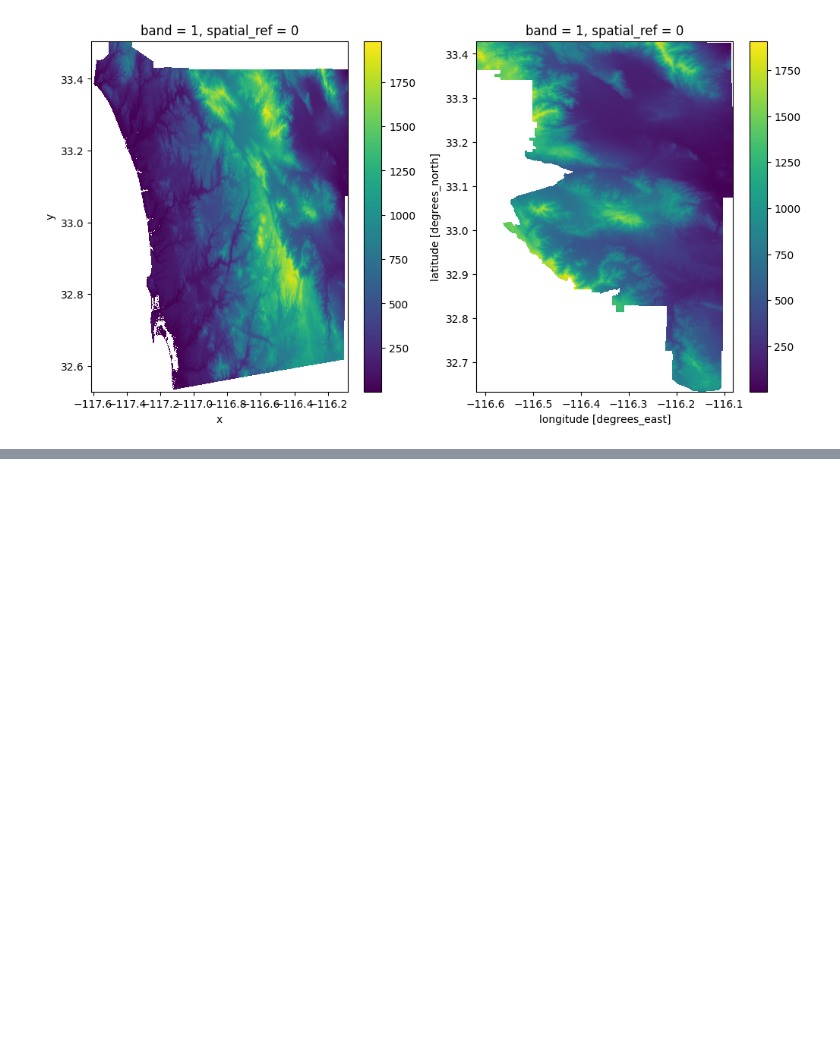
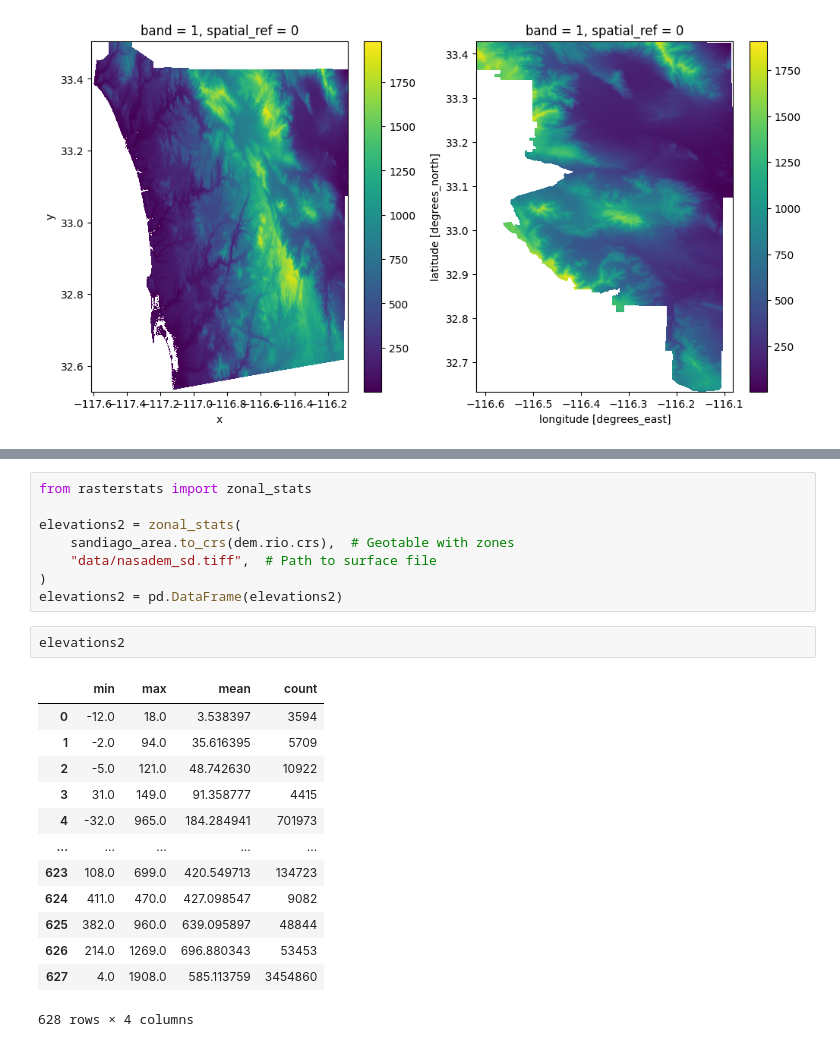
Before and after one commit to arunrajks/geospatial_analysis, a Jupyter notebook: pixels_to_polygons.ipynb, the cells around one changed output, grey strips where cells are left out. Drawn from its saved outputs; the diff is of its cells as text; blank space fills up the shorter version.

```diff
--- a/pixels_to_polygons.ipynb
+++ b/pixels_to_polygons.ipynb
@@ -99,0 +130,24 @@ cx.add_basemap(
+# %%
+from rasterstats import zonal_stats
+
+elevations2 = zonal_stats(
+    sandiago_area.to_crs(dem.rio.crs),  # Geotable with zones
+    "data/nasadem_sd.tiff",  # Path to surface file
+)
+elevations2 = pd.DataFrame(elevations2)
+# %%
+elevations2
+# %% [output]
+|  | min | max | mean | count |
+| 0 | -12.0 | 18.0 | 3.538397 | 3594 |
+| 1 | -2.0 | 94.0 | 35.616395 | 5709 |
+| 2 | -5.0 | 121.0 | 48.742630 | 10922 |
+| 3 | 31.0 | 149.0 | 91.358777 | 4415 |
+| 4 | -32.0 | 965.0 | 184.284941 | 701973 |
+| ... | ... | ... | ... | ... |
+| 623 | 108.0 | 699.0 | 420.549713 | 134723 |
+| 624 | 411.0 | 470.0 | 427.098547 | 9082 |
+| 625 | 382.0 | 960.0 | 639.095897 | 48844 |
+| 626 | 214.0 | 1269.0 | 696.880343 | 53453 |
+| 627 | 4.0 | 1908.0 | 585.113759 | 3454860 |
+628 rows × 4 columns
```
Also changed, not shown: parts of 8 cells of this notebook.
